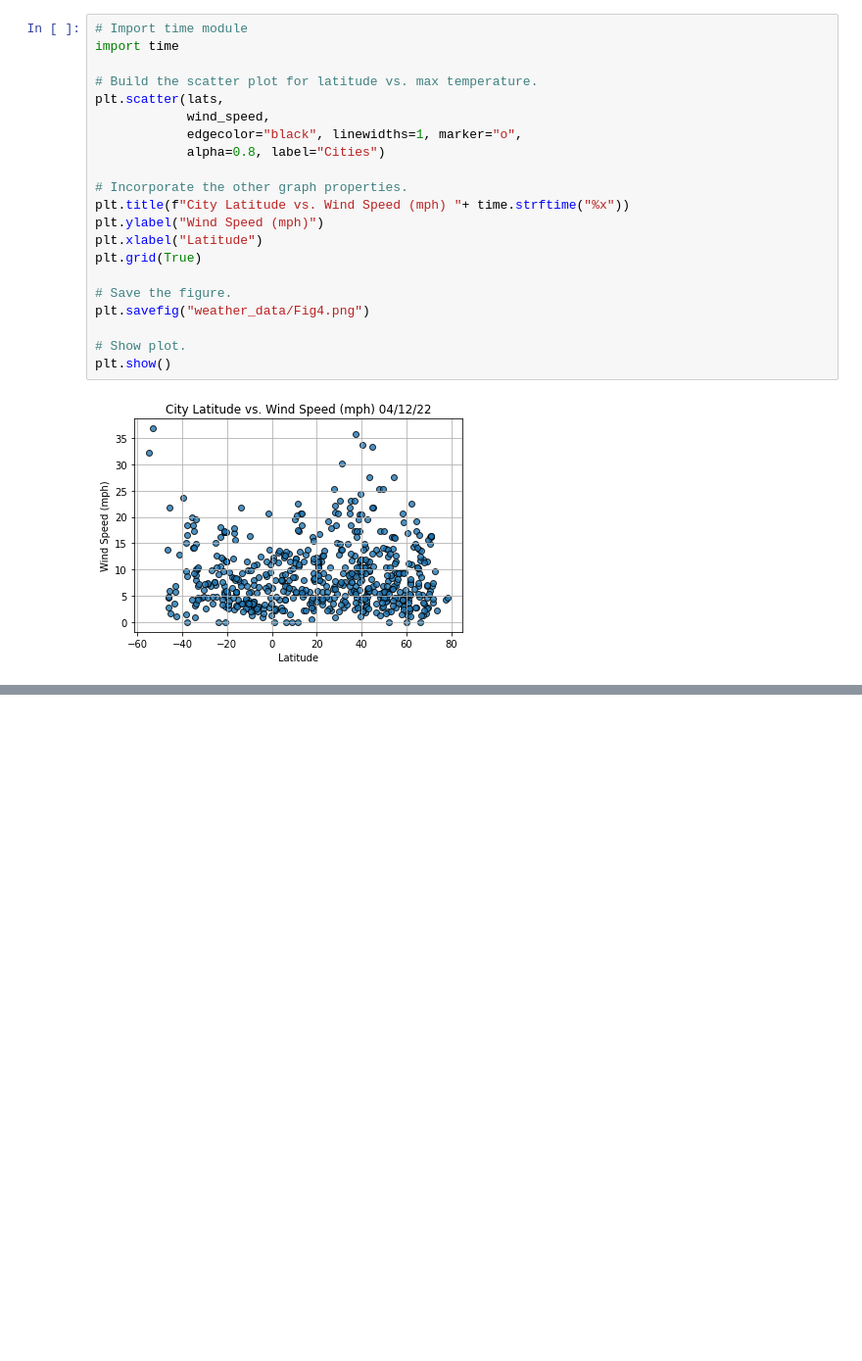
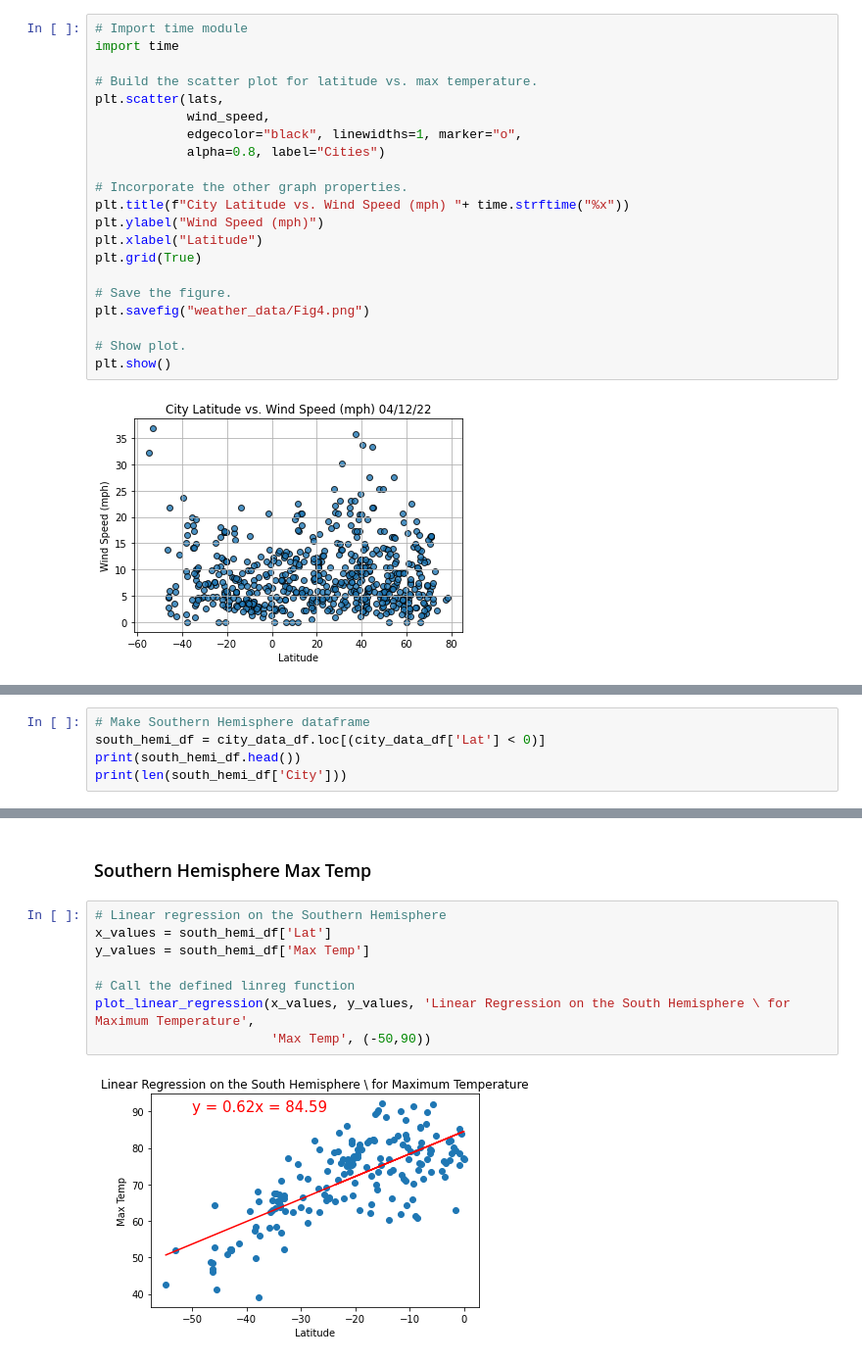
Before and after one commit to AnnaKDay/World_Weather_Analysis, a Jupyter notebook: WeatherPy.ipynb, the cells around one changed output, grey strips where cells are left out. Shown at 98% size. Saved outputs shown, nothing was run; the diff lists cells and outputs as text; blank space fills up the shorter version.

```diff
--- a/WeatherPy.ipynb
+++ b/WeatherPy.ipynb
@@ -301,0 +385,5 @@ plt.show()
+# %%
+# Make Southern Hemisphere dataframe
+south_hemi_df = city_data_df.loc[(city_data_df['Lat'] < 0)]
+print(south_hemi_df.head())
+print(len(south_hemi_df['City']))
@@ -301,0 +417,12 @@ plt.show()
+# %% [markdown]
+### Southern Hemisphere Max Temp
+# %%
+# Linear regression on the Southern Hemisphere
+x_values = south_hemi_df['Lat']
+y_values = south_hemi_df['Max Temp']
+
+# Call the defined linreg function
+plot_linear_regression(x_values, y_values, 'Linear Regression on the South Hemisphere \ for Maximum Temperature',
+                       'Max Temp', (-50,90))
+# %% [output]
+[figure, added]
```
Also changed, not shown: parts of 22 cells of this notebook.
